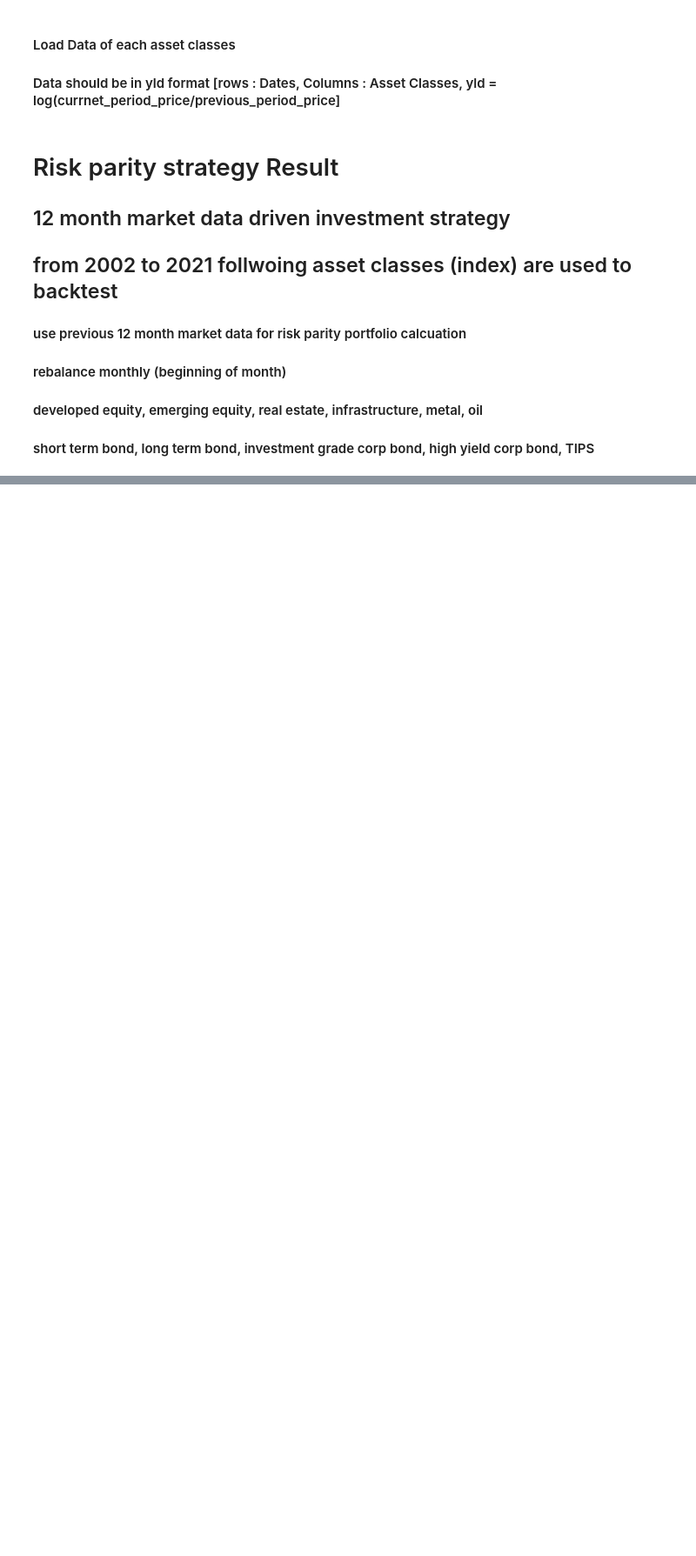
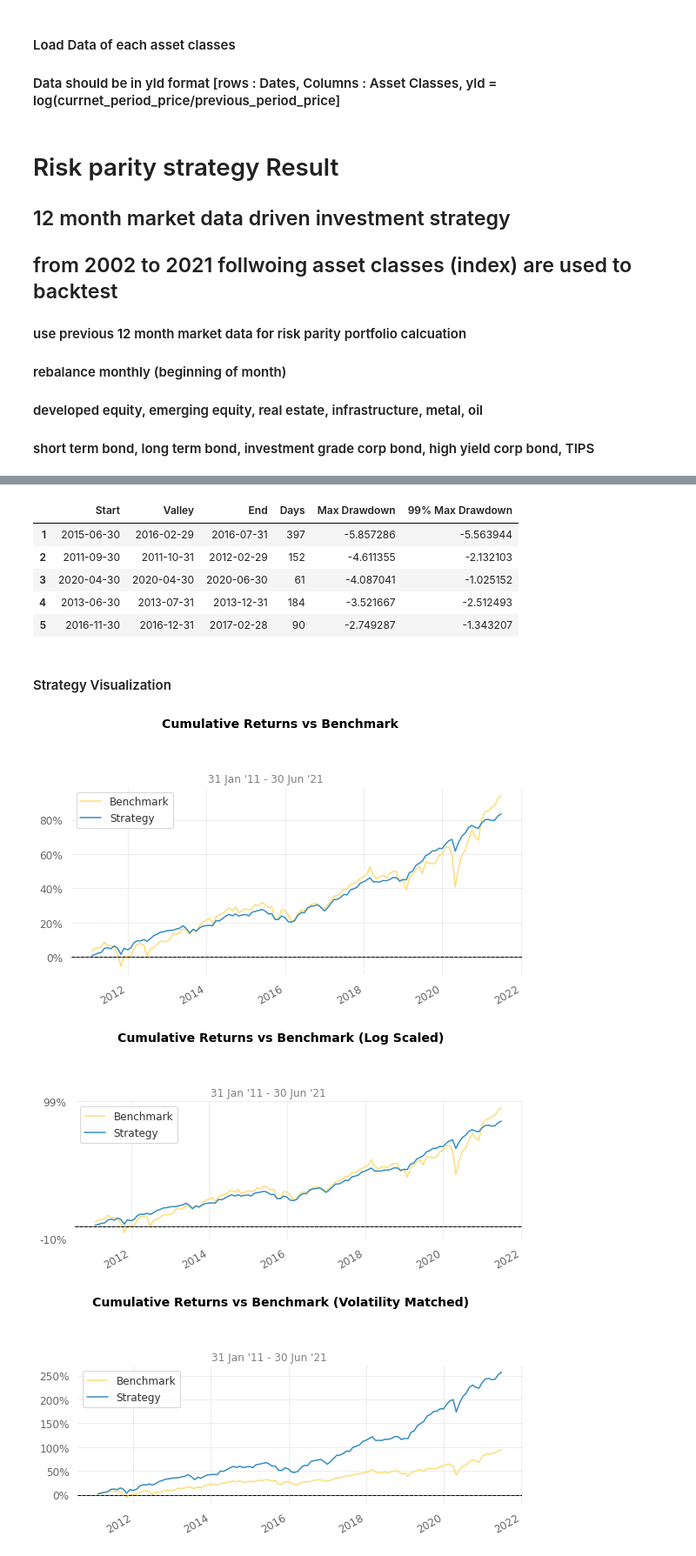
Before and after one commit to QuhiQuhihi/project_quant, a Jupyter notebook: asset_allocation/01_risk_parity.ipynb, the cells around one changed output, grey strips where cells are left out. Shown at 87% size. Cells and saved outputs as stored; diff of their text form; code cells hidden in the pictures; blank space fills up the shorter version.

Commit message:
regular rebalancing code revised

```diff
--- a/asset_allocation/01_risk_parity.ipynb
+++ b/asset_allocation/01_risk_parity.ipynb
@@ -210,0 +222,5 @@ Strategy Visualization
+# %%
+month_rebal_strategy.loc[:,'strategy_return']= 1.5 * month_rebal_strategy.loc[:,'strategy_return']
+# %%
+quantstats.reports.full(returns=month_rebal_strategy['strategy_return'], benchmark=month_rebal_strategy['benchmark_return'])
+# %% [output]
@@ -210,0 +247,10 @@ Strategy Visualization
+|  | Start | Valley | End | Days | Max Drawdown | 99% Max Drawdown |
+| 1 | 2015-06-30 | 2016-02-29 | 2016-07-31 | 397 | -5.857286 | -5.563944 |
+| 2 | 2011-09-30 | 2011-10-31 | 2012-02-29 | 152 | -4.611355 | -2.132103 |
+| 3 | 2020-04-30 | 2020-04-30 | 2020-06-30 | 61 | -4.087041 | -1.025152 |
+| 4 | 2013-06-30 | 2013-07-31 | 2013-12-31 | 184 | -3.521667 | -2.512493 |
+| 5 | 2016-11-30 | 2016-12-31 | 2017-02-28 | 90 | -2.749287 | -1.343207 |
+Strategy Visualization
+[figure, added]
+[figure, added]
+[figure, added]
```
Also changed, not shown: parts of 9 cells of this notebook, 1 other file.
